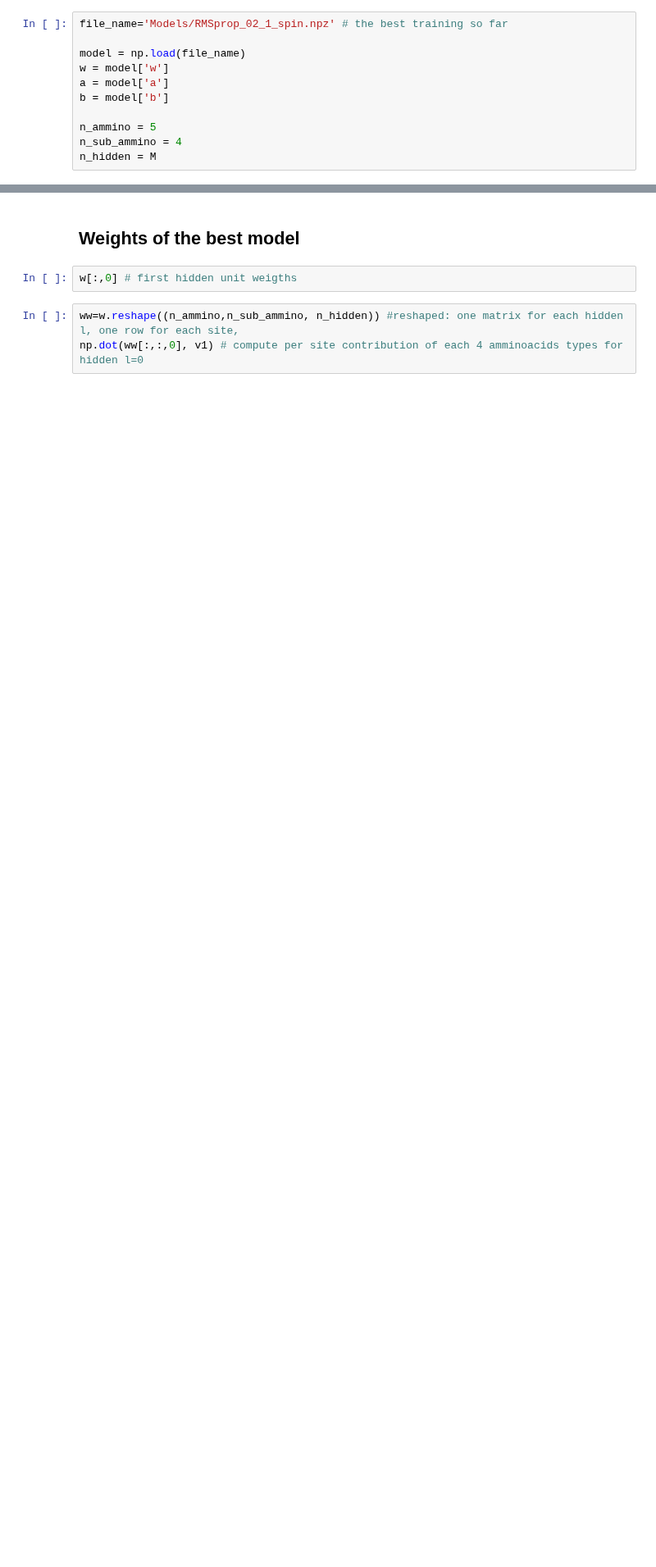
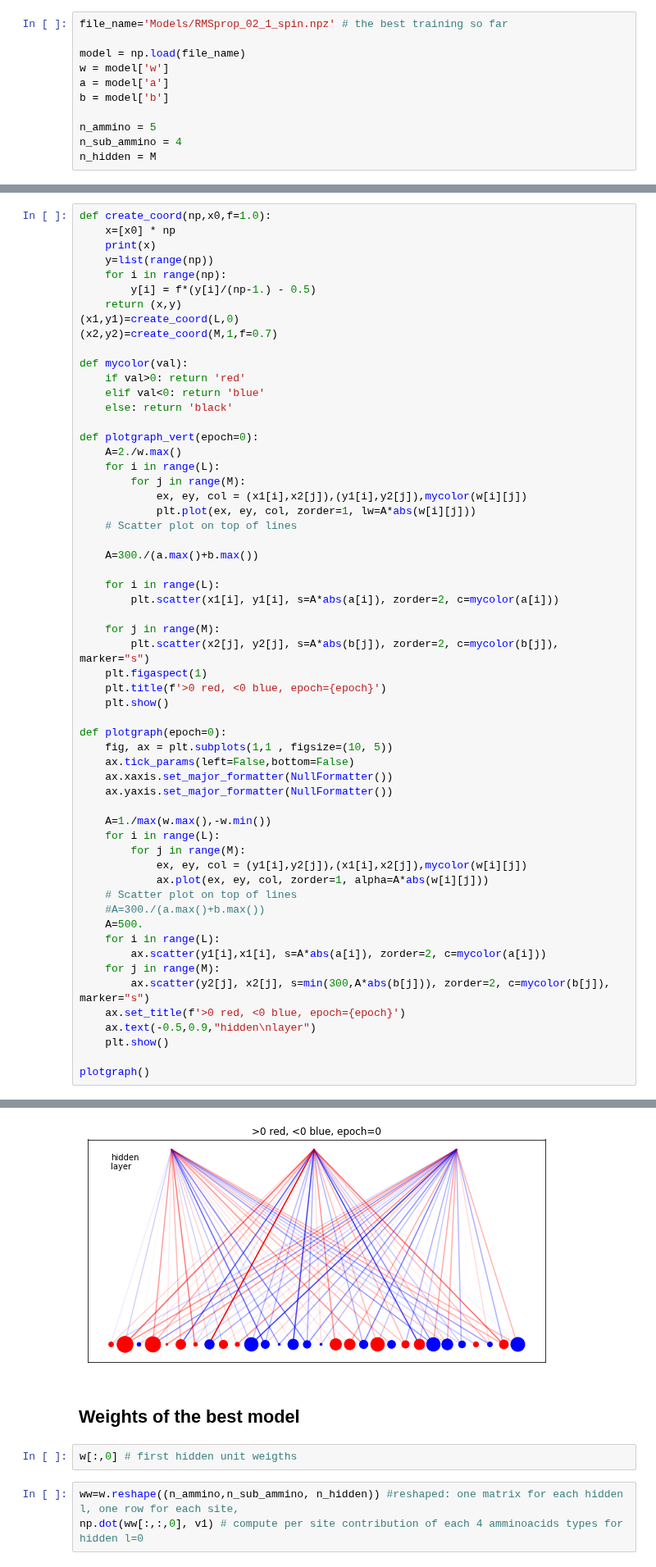
Before and after one commit to threeblueonebrowneyes/lcpb-homework, a Jupyter notebook: HW_02/Unified_group2305_exercise2.ipynb, the cells around one changed output, grey strips where cells are left out. Shown at 82% size. Saved outputs shown, nothing was run; the diff lists cells and outputs as text; blank space fills up the shorter version.

```diff
--- a/HW_02/Unified_group2305_exercise2.ipynb
+++ b/HW_02/Unified_group2305_exercise2.ipynb
@@ -754,0 +677,59 @@ print('v1: ',vv2, vv1.shape)
+# %%
+def create_coord(np,x0,f=1.0):
+    x=[x0] * np
+    print(x)
+    y=list(range(np))
+    for i in range(np):
+        y[i] = f*(y[i]/(np-1.) - 0.5)
+    return (x,y)
+(x1,y1)=create_coord(L,0)
+(x2,y2)=create_coord(M,1,f=0.7)
+
+def mycolor(val):
+    if val>0: return 'red'
+    elif val<0: return 'blue'
+    else: return 'black'
+
+def plotgraph_vert(epoch=0):
+    A=2./w.max()
+    for i in range(L):
+        for j in range(M):
+            ex, ey, col = (x1[i],x2[j]),(y1[i],y2[j]),mycolor(w[i][j])
+            plt.plot(ex, ey, col, zorder=1, lw=A*abs(w[i][j]))
+    # Scatter plot on top of lines
+
+    A=300./(a.max()+b.max())
+
+    for i in range(L):
+        plt.scatter(x1[i], y1[i], s=A*abs(a[i]), zorder=2, c=mycolor(a[i]))
+
+    for j in range(M):
+        plt.scatter(x2[j], y2[j], s=A*abs(b[j]), zorder=2, c=mycolor(b[j]), marker="s")
+    plt.figaspect(1)
+    plt.title(f'>0 red, <0 blue, epoch={epoch}')
+    plt.show()
+
+def plotgraph(epoch=0):
+    fig, ax = plt.subplots(1,1 , figsize=(10, 5))
+    ax.tick_params(left=False,bottom=False)
+    ax.xaxis.set_major_formatter(NullFormatter())
+    ax.yaxis.set_major_formatter(NullFormatter())
+
+    A=1./max(w.max(),-w.min())
+    for i in range(L):
+        for j in range(M):
+            ex, ey, col = (y1[i],y2[j]),(x1[i],x2[j]),mycolor(w[i][j])
+            ax.plot(ex, ey, col, zorder=1, alpha=A*abs(w[i][j]))
+    # Scatter plot on top of lines
+    #A=300./(a.max()+b.max())
+    A=500.
+    for i in range(L):
+        ax.scatter(y1[i],x1[i], s=A*abs(a[i]), zorder=2, c=mycolor(a[i]))
+    for j in range(M):
+        ax.scatter(y2[j], x2[j], s=min(300,A*abs(b[j])), zorder=2, c=mycolor(b[j]), marker="s")
+    ax.set_title(f'>0 red, <0 blue, epoch={epoch}')
+    ax.text(-0.5,0.9,"hidden\nlayer")
+    plt.show()
+
+plotgraph()
+# %% [output]
@@ -755,3 +738,4 @@ print('v1: ',vv2, vv1.shape)
+[figure, added]
 # %% [markdown]
 ## Weights of the best model
 # %%
```
Also changed, not shown: parts of 30 cells of this notebook, 10 other files.
